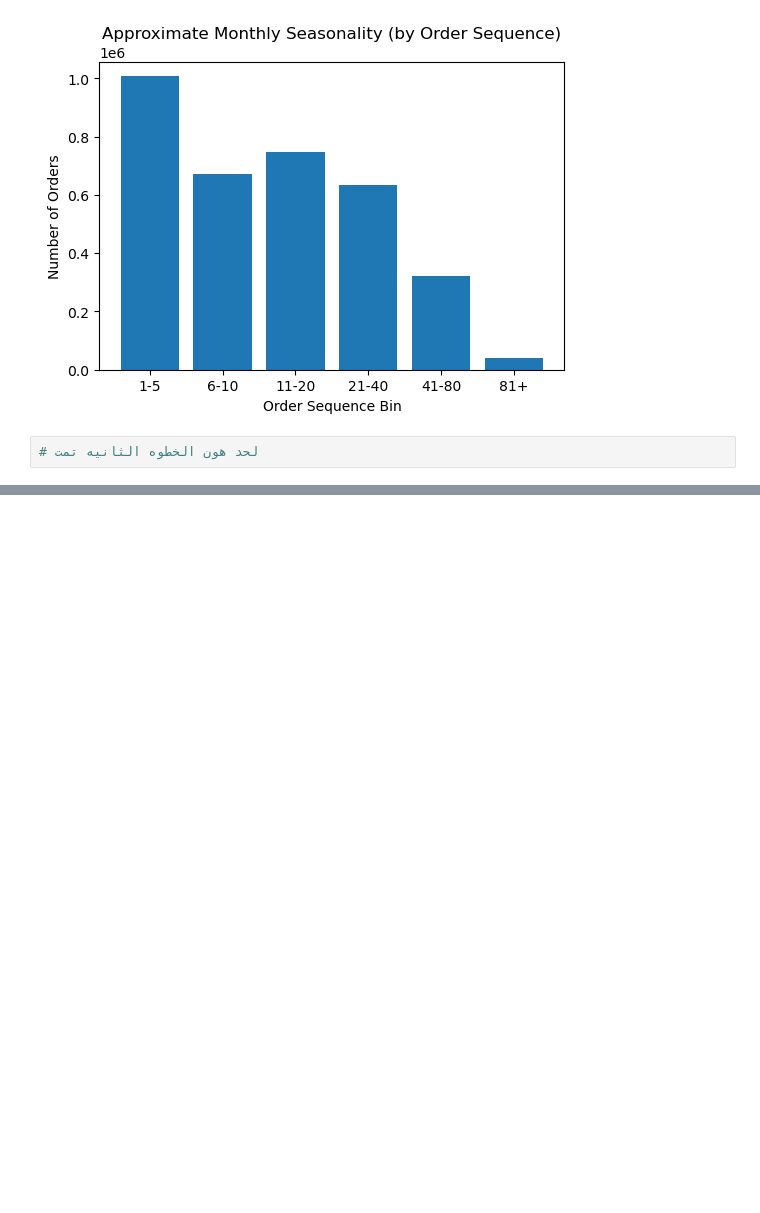
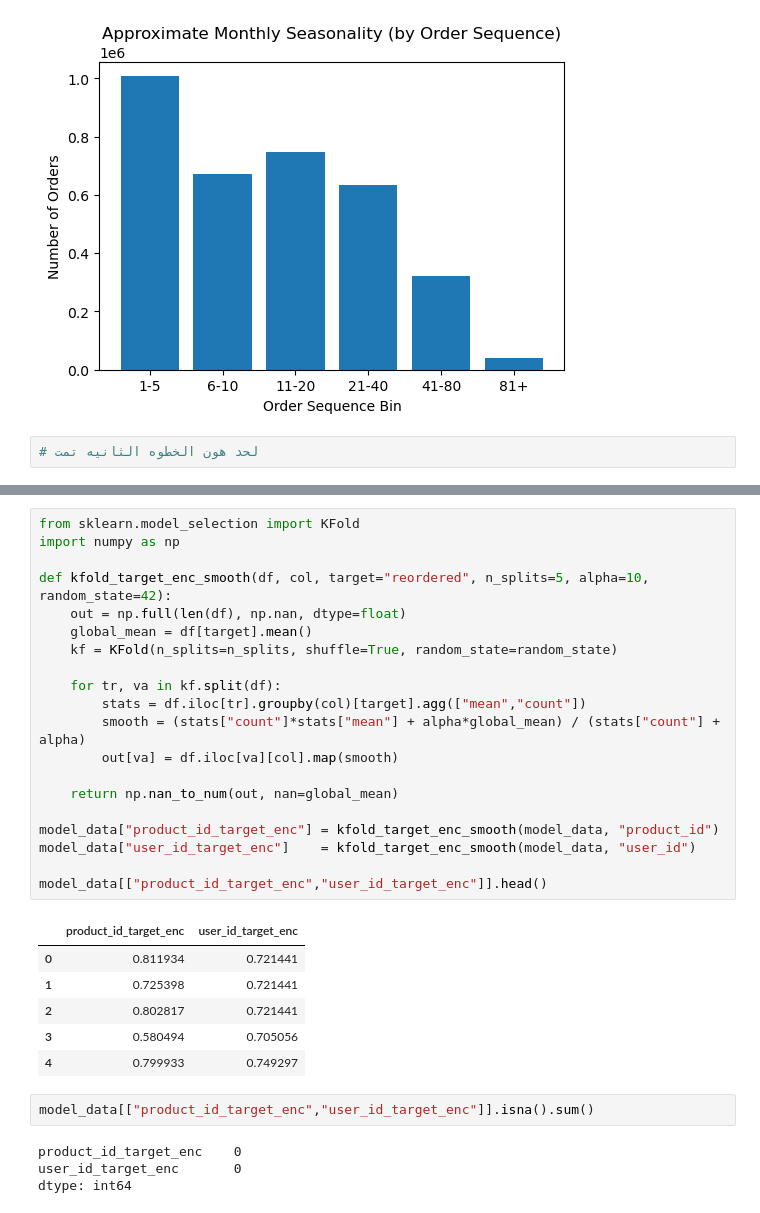
Before and after one commit to oraibmetib11/projectoraib-ghena, a Jupyter notebook: 999.ipynb, the cells around one changed output, grey strips where cells are left out. Drawn from its saved outputs; the diff is of its cells as text; blank space fills up the shorter version.

```diff
--- a/999.ipynb
+++ b/999.ipynb
@@ -449,0 +471,33 @@ dtype: int64
+# %%
+from sklearn.model_selection import KFold
+import numpy as np
+
+def kfold_target_enc_smooth(df, col, target="reordered", n_splits=5, alpha=10, random_state=42):
+    out = np.full(len(df), np.nan, dtype=float)
+    global_mean = df[target].mean()
+    kf = KFold(n_splits=n_splits, shuffle=True, random_state=random_state)
+
+    for tr, va in kf.split(df):
+        stats = df.iloc[tr].groupby(col)[target].agg(["mean","count"])
+        smooth = (stats["count"]*stats["mean"] + alpha*global_mean) / (stats["count"] + alpha)
+        out[va] = df.iloc[va][col].map(smooth)
+
+    return np.nan_to_num(out, nan=global_mean)
+
+model_data["product_id_target_enc"] = kfold_target_enc_smooth(model_data, "product_id")
+model_data["user_id_target_enc"]    = kfold_target_enc_smooth(model_data, "user_id")
+
+model_data[["product_id_target_enc","user_id_target_enc"]].head()
+# %% [output]
+|  | product_id_target_enc | user_id_target_enc |
+| 0 | 0.811934 | 0.721441 |
+| 1 | 0.725398 | 0.721441 |
+| 2 | 0.802817 | 0.721441 |
+| 3 | 0.580494 | 0.705056 |
+| 4 | 0.799933 | 0.749297 |
+# %%
+model_data[["product_id_target_enc","user_id_target_enc"]].isna().sum()
+# %% [output]
+product_id_target_enc    0
+user_id_target_enc       0
+dtype: int64
```
Also changed, not shown: parts of 6 cells of this notebook.
